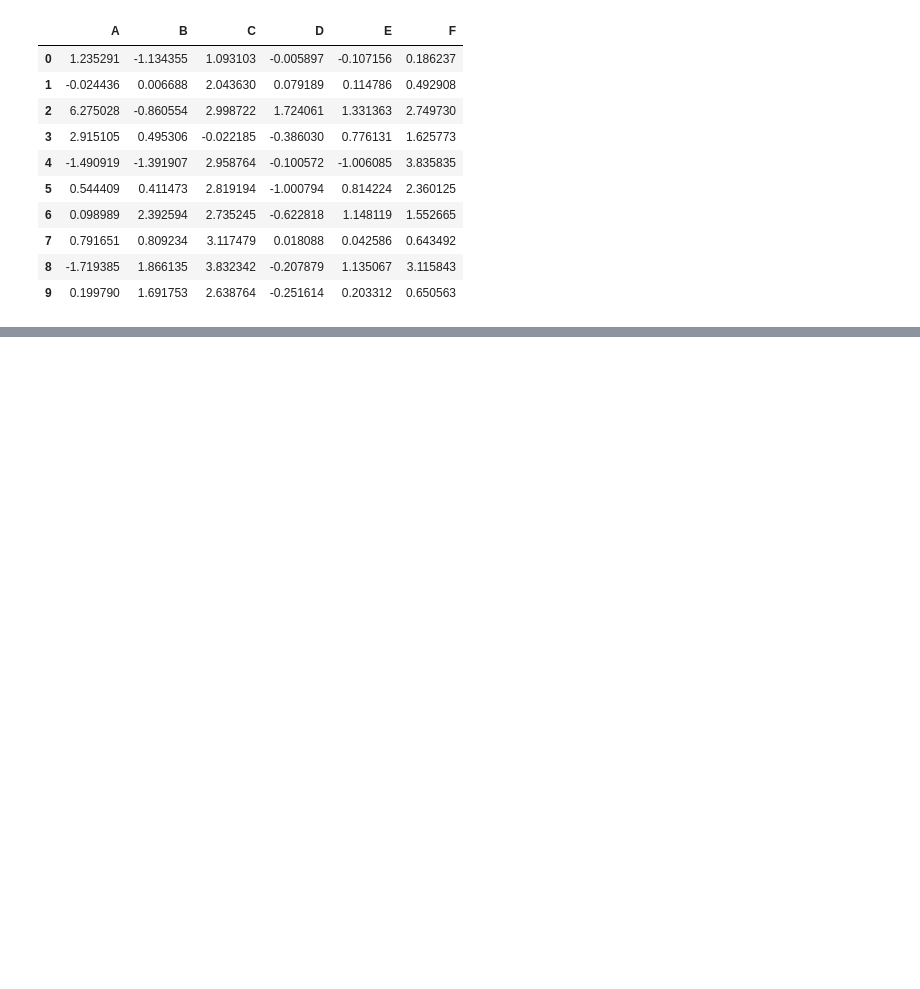
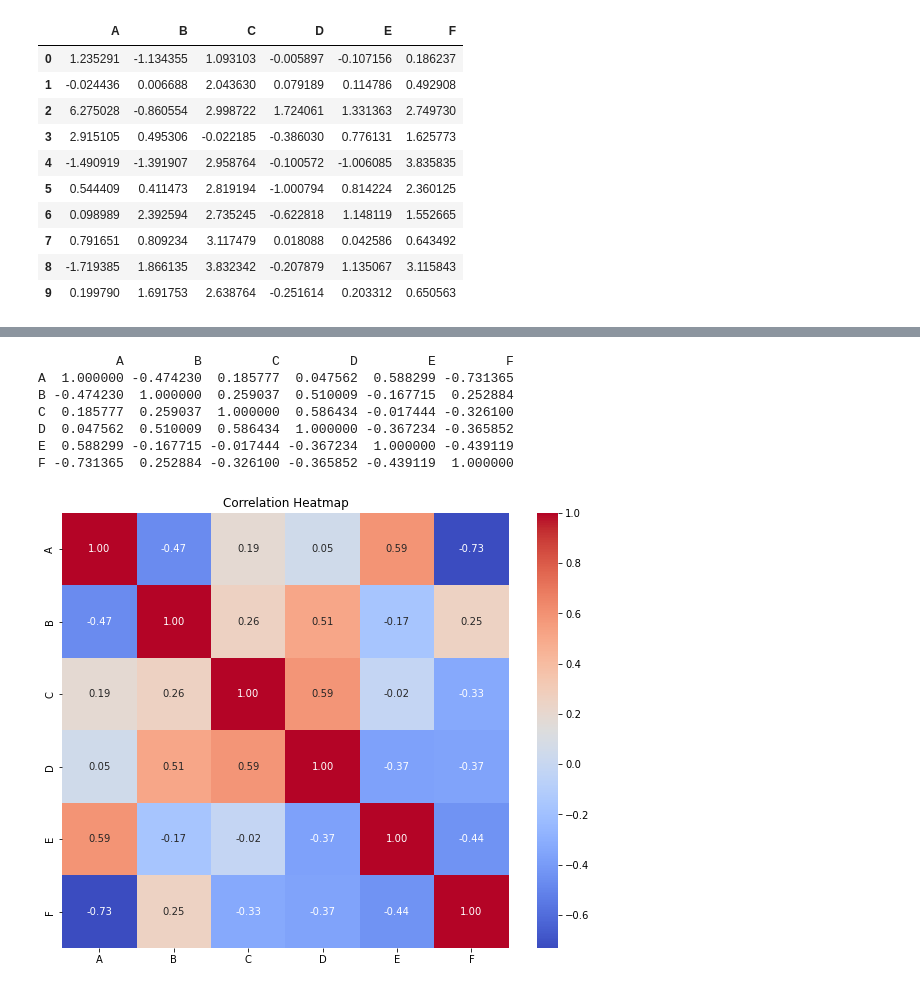
Before and after one commit to Villinger1999/BO-Mini-project, a Jupyter notebook: C-project/correlation.ipynb, the cells around one changed output, grey strips where cells are left out. Drawn from its saved outputs; the diff is of its cells as text; code cells hidden in the pictures; blank space fills up the shorter version.

```diff
--- a/C-project/correlation.ipynb
+++ b/C-project/correlation.ipynb
@@ -31,0 +109,4 @@ F -0.076234 -0.161197  0.448316  0.116390  0.102377  1.000000
+# %%
+df4 = pd.read_csv('data_1400.csv')
+df4.drop('Unnamed: 0', axis=1, inplace=True)
+df4
@@ -31,0 +125,18 @@ F -0.076234 -0.161197  0.448316  0.116390  0.102377  1.000000
+# %%
+correlation_matrix4 = df4.corr()
+
+print(correlation_matrix4)
+
+plt.figure(figsize=(10, 8))
+sns.heatmap(correlation_matrix4, annot=True, cmap='coolwarm', fmt=".2f", annot_kws={"size": 10})
+plt.title('Correlation Heatmap')
+plt.show()
+# %% [output]
+          A         B         C         D         E         F
+A  1.000000 -0.474230  0.185777  0.047562  0.588299 -0.731365
+B -0.474230  1.000000  0.259037  0.510009 -0.167715  0.252884
+C  0.185777  0.259037  1.000000  0.586434 -0.017444 -0.326100
+D  0.047562  0.510009  0.586434  1.000000 -0.367234 -0.365852
+E  0.588299 -0.167715 -0.017444 -0.367234  1.000000 -0.439119
+F -0.731365  0.252884 -0.326100 -0.365852 -0.439119  1.000000
+[figure, added]
```
Also changed, not shown: parts of 19 cells of this notebook, 4 other files.
